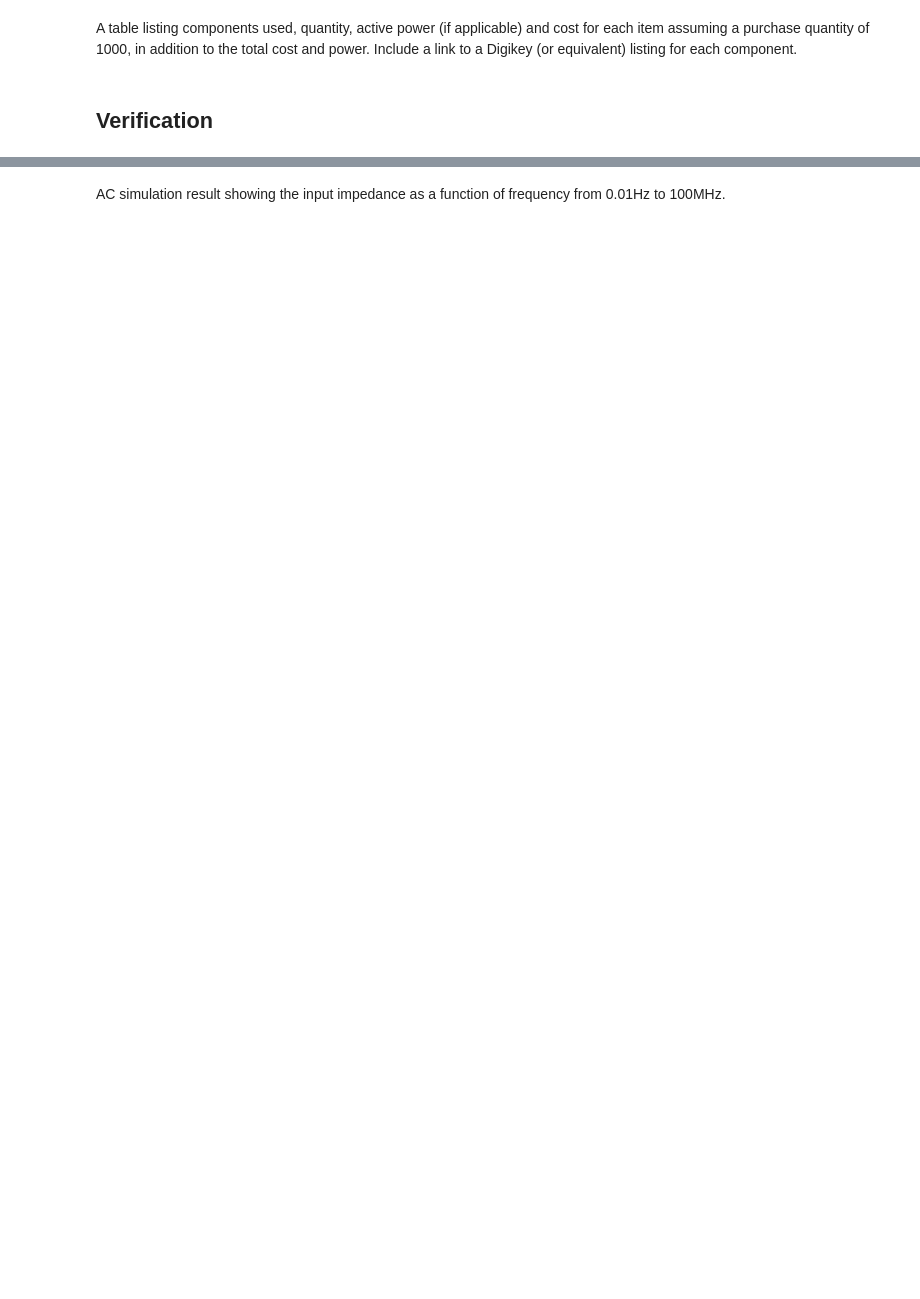
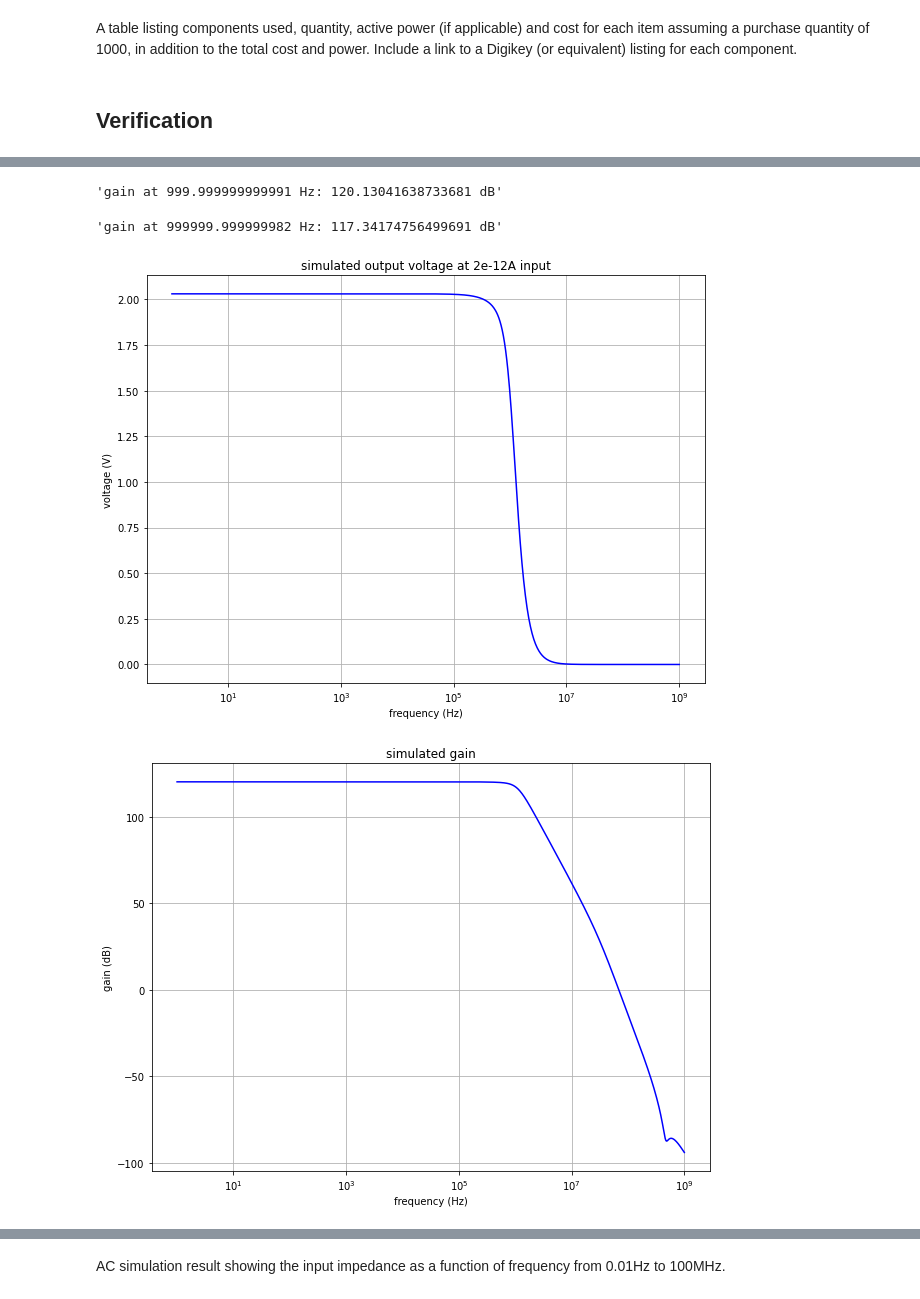
Before and after one commit to dimant/ee538-spring2021, a Jupyter notebook: Project/Project.ipynb, the cells around one changed output, grey strips where cells are left out. Cells and saved outputs as stored; diff of their text form; code cells hidden in the pictures; blank space fills up the shorter version.

```diff
--- a/Project/Project.ipynb
+++ b/Project/Project.ipynb
@@ -3,2 +128,19 @@
+# %%
+def plot_ltspice_ac(fname):
+    fsim, rsim, jsim = read_ltspice_ac(fname)
+    magsim = np.sqrt(np.asarray(rsim)**2 + np.asarray(jsim)**2)
+
+    dbsim = 20*np.log10(np.divide(magsim, 2e-6))
+
+    mhz100 = closest(fsim, 100 * 1e6)
+
+    plot_xlogy(fsim, magsim, "frequency (Hz)", "voltage (V)", "simulated output voltage at 2e-12A input")
+    plot_xlogy(fsim, dbsim, "frequency (Hz)", "gain (dB)", "simulated gain")
+    # plot_xlogy(fsim, np.arctan2(jsim, rsim) * 180/np.pi, "frequency (Hz)", "simulated Vphase (rad)", "simulated phase")
+
+    mhz_idx = closest(fsim, 1e6)
+    khz_idx = closest(fsim, 1e3)
+    display(f'gain at {fsim[khz_idx]} Hz: {dbsim[khz_idx]} dB')
+    display(f'gain at {fsim[mhz_idx]} Hz: {dbsim[mhz_idx]} dB')
 # %% [markdown]
 __Design Specifications__
@@ -273,0 +366,9 @@ AC simulation result demonstrating the frequency response (gain and phase) of th
+# %%
+tia_ada4891_ac_path = os.path.join(os.getcwd(), "TIA-ADA4891-AC.txt")
+
+plot_ltspice_ac(tia_ada4891_ac_path)
+# %% [output]
+'gain at 999.999999999991 Hz: 120.13041638733681 dB'
+'gain at 999999.999999982 Hz: 117.34174756499691 dB'
+[figure, added]
+[figure, added]
```
Also changed, not shown: parts of 48 cells of this notebook, 2 other files.
